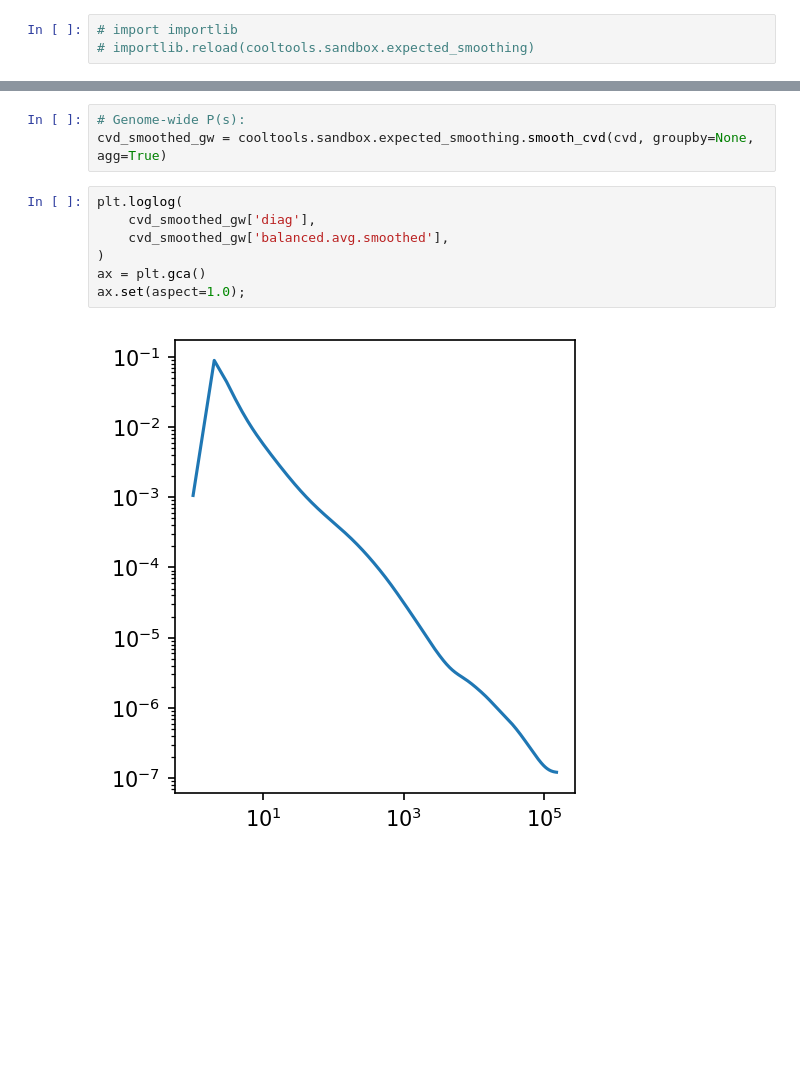
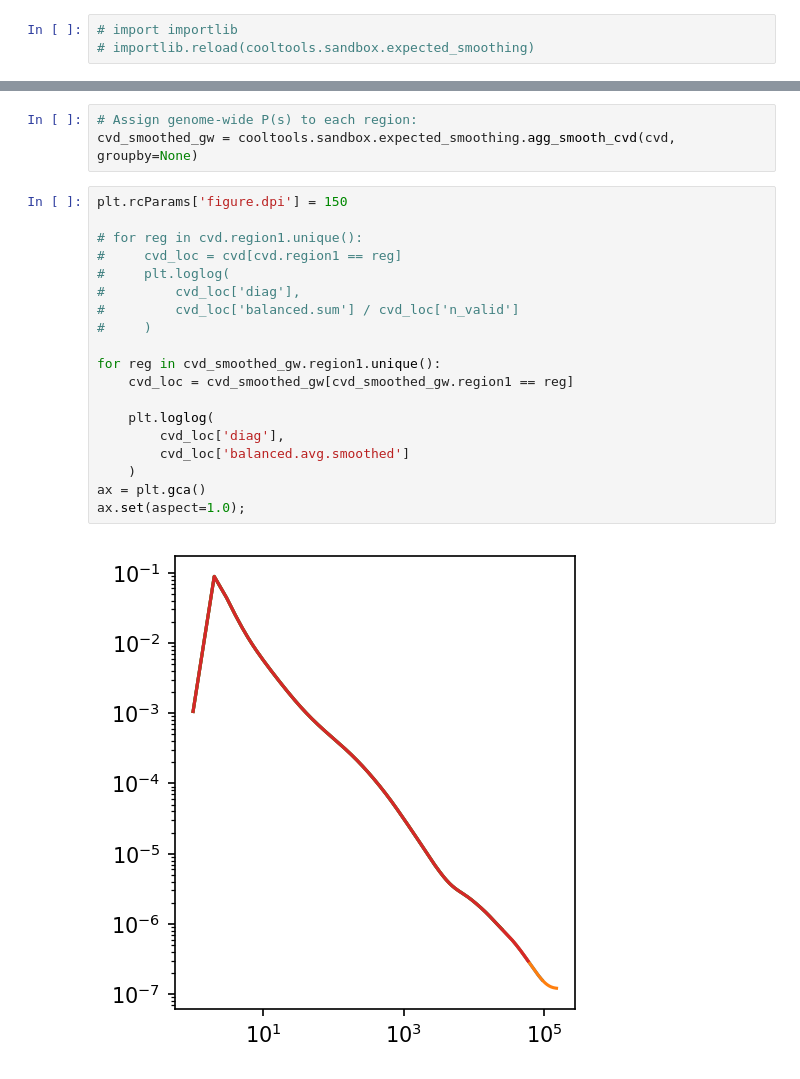
Before and after one commit to open2c/cooltools, a Jupyter notebook: cooltools/sandbox/expected_smoothing_example.ipynb, the cells around one changed output, grey strips where cells are left out. Cells and saved outputs as stored; diff of their text form; blank space fills up the shorter version.

```diff
--- a/cooltools/sandbox/expected_smoothing_example.ipynb
+++ b/cooltools/sandbox/expected_smoothing_example.ipynb
@@ -104,12 +88,24 @@ ax.set(aspect=1.0);
 # %%
-# Genome-wide P(s):
-cvd_smoothed_gw = cooltools.sandbox.expected_smoothing.smooth_cvd(cvd, groupby=None, agg=True)
+# Assign genome-wide P(s) to each region:
+cvd_smoothed_gw = cooltools.sandbox.expected_smoothing.agg_smooth_cvd(cvd, groupby=None)
-# %%
-plt.loglog(
-    cvd_smoothed_gw['diag'],
-    cvd_smoothed_gw['balanced.avg.smoothed'],
-)
-ax = plt.gca()
-ax.set(aspect=1.0);
-# %% [output]
-[figure, removed]
+# %%
+plt.rcParams['figure.dpi'] = 150
+
+# for reg in cvd.region1.unique():
+#     cvd_loc = cvd[cvd.region1 == reg]
+#     plt.loglog(
+#         cvd_loc['diag'],
+#         cvd_loc['balanced.sum'] / cvd_loc['n_valid']
+#     )
+
+for reg in cvd_smoothed_gw.region1.unique():
+    cvd_loc = cvd_smoothed_gw[cvd_smoothed_gw.region1 == reg]
+
+    plt.loglog(
+        cvd_loc['diag'],
+        cvd_loc['balanced.avg.smoothed']
+    )
+ax = plt.gca()
+ax.set(aspect=1.0);
+# %% [output]
+[figure, added]
```
Also changed, not shown: parts of 5 cells of this notebook.
